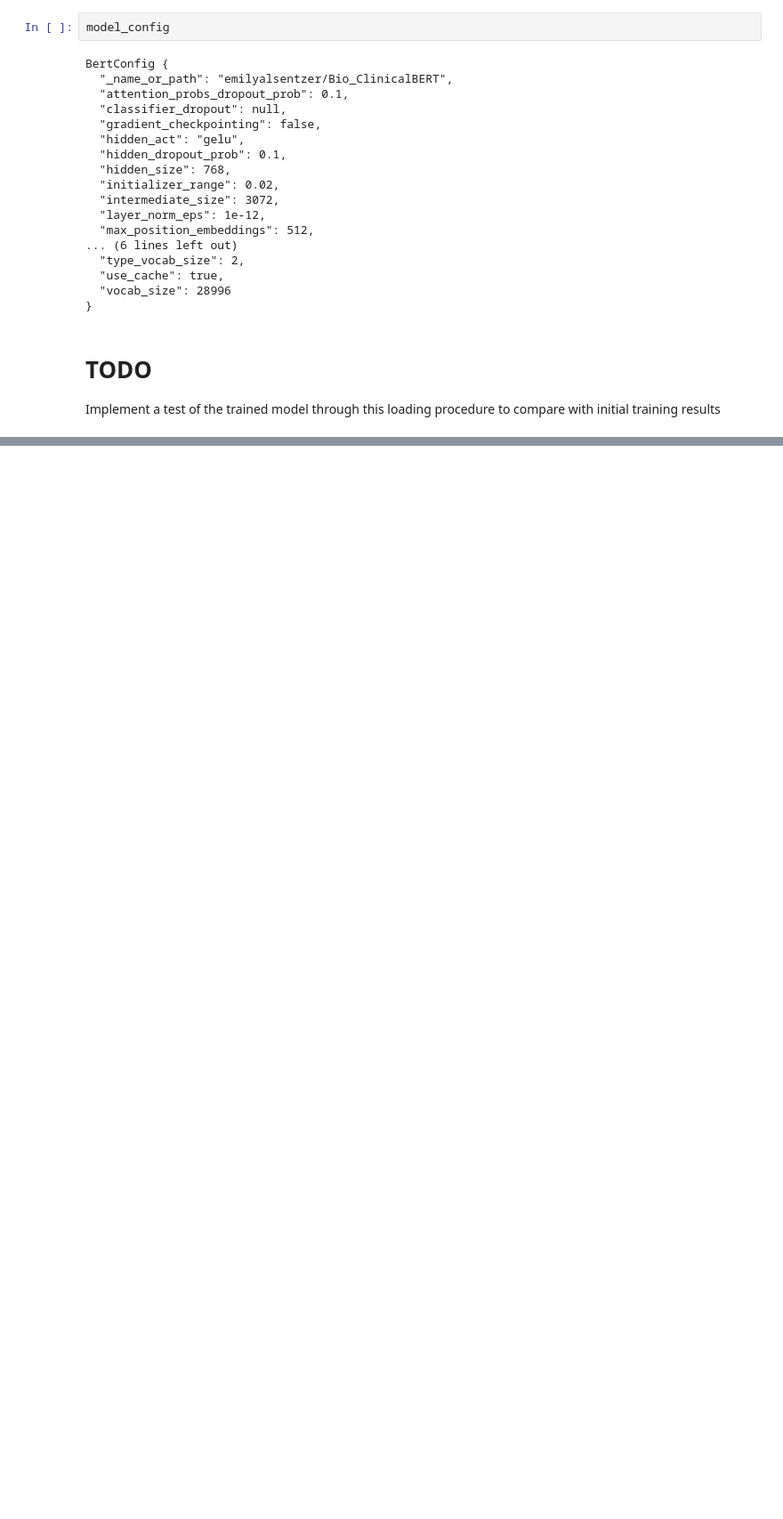
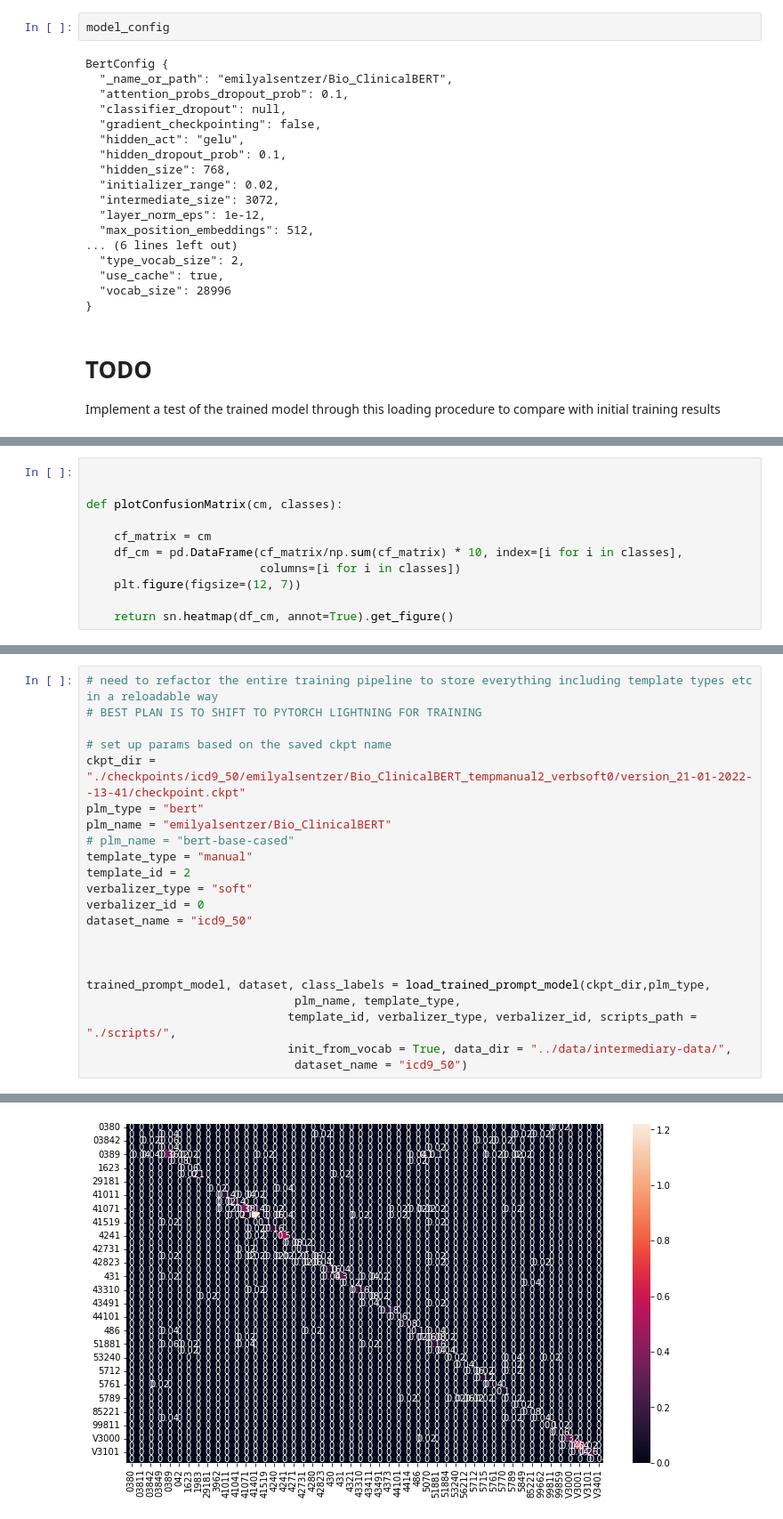
Before and after one commit to YiZhang025/Public_Prompt_Mimic_III, a Jupyter notebook: mimic-icd9-classification/prompt-based-models/inference_testing.ipynb, the cells around one changed output, grey strips where cells are left out. Shown: that part at 89% size. Cells and saved outputs as stored; diff of their text form; blank space fills up the shorter version.

Commit message:
bit messy but can load in a pretrained model and run evaluation on test with confusion matrix - NEEDS WORK and to make into a python script rather than notebook

```diff
--- a/mimic-icd9-classification/prompt-based-models/inference_testing.ipynb
+++ b/mimic-icd9-classification/prompt-based-models/inference_testing.ipynb
@@ -164,0 +213,11 @@ Implement a test of the trained model through this loading procedure to compare
+# %%
+
+
+def plotConfusionMatrix(cm, classes):
+
+    cf_matrix = cm
+    df_cm = pd.DataFrame(cf_matrix/np.sum(cf_matrix) * 10, index=[i for i in classes],
+                         columns=[i for i in classes])
+    plt.figure(figsize=(12, 7))
+
+    return sn.heatmap(df_cm, annot=True).get_figure()
@@ -178,0 +426,23 @@ def load_trained_prompt_model(ckpt_dir, plm_type,
+# %%
+# need to refactor the entire training pipeline to store everything including template types etc in a reloadable way
+# BEST PLAN IS TO SHIFT TO PYTORCH LIGHTNING FOR TRAINING
+
+# set up params based on the saved ckpt name
+ckpt_dir = "./checkpoints/icd9_50/emilyalsentzer/Bio_ClinicalBERT_tempmanual2_verbsoft0/version_21-01-2022--13-41/checkpoint.ckpt"
+plm_type = "bert"
+plm_name = "emilyalsentzer/Bio_ClinicalBERT"
+# plm_name = "bert-base-cased"
+template_type = "manual"
+template_id = 2
+verbalizer_type = "soft"
+verbalizer_id = 0
+dataset_name = "icd9_50"
+
+
+
+trained_prompt_model, dataset, class_labels = load_trained_prompt_model(ckpt_dir,plm_type,
+                              plm_name, template_type,
+                             template_id, verbalizer_type, verbalizer_id, scripts_path = "./scripts/",
+                             init_from_vocab = True, data_dir = "../data/intermediary-data/",
+                              dataset_name = "icd9_50")
+# %% [output]
@@ -178,0 +484 @@ def load_trained_prompt_model(ckpt_dir, plm_type,
+[figure, added]
```
Also changed, not shown: parts of 13 cells of this notebook.
